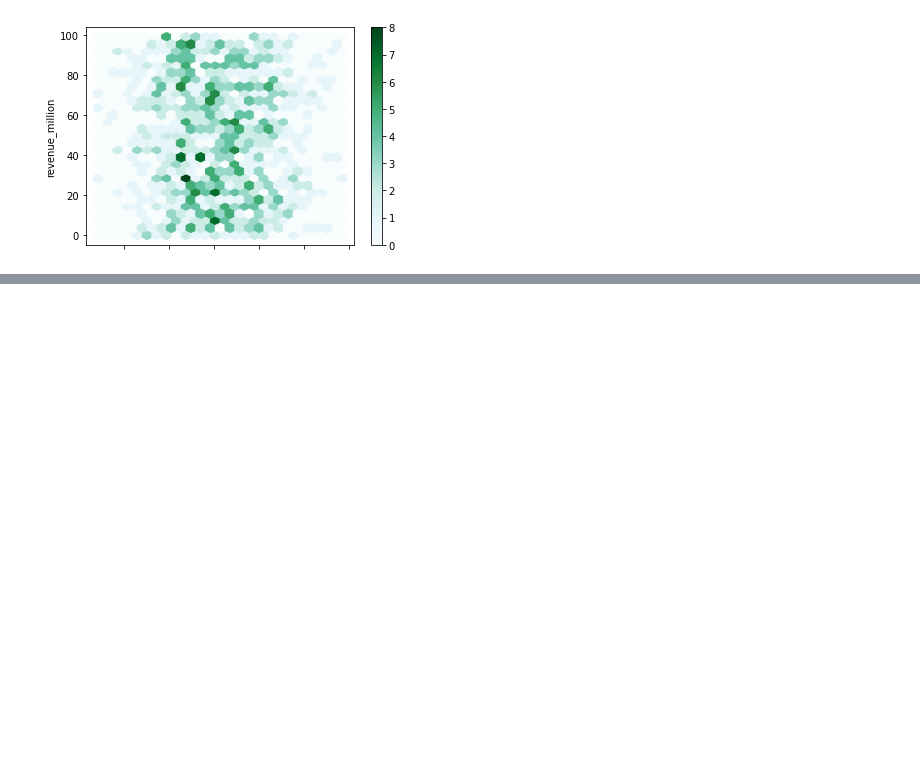
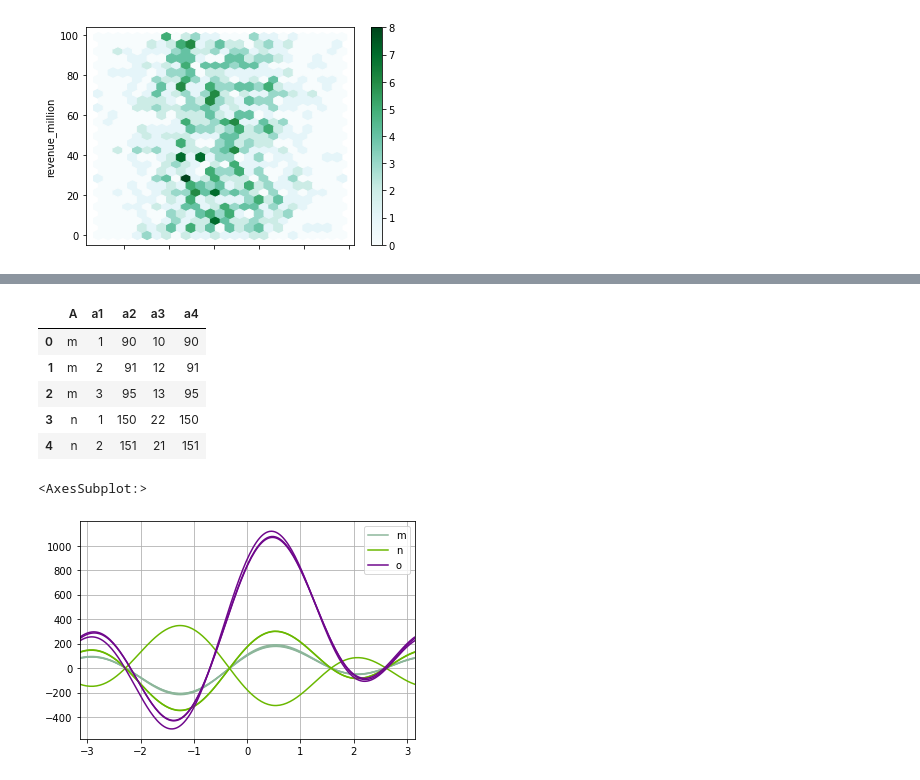
Before and after one commit to amin-torabi/learndataa, a Jupyter notebook: ds_beginner/pandas.ipynb, the cells around one changed output, grey strips where cells are left out. Drawn from its saved outputs; the diff is of its cells as text; code cells hidden in the pictures; blank space fills up the shorter version.

```diff
--- a/ds_beginner/pandas.ipynb
+++ b/ds_beginner/pandas.ipynb
@@ -2173,0 +2234,15 @@ flowers.plot.hexbin(
+# %%
+# cateogry 'o' is very different!
+
+display(a.head())
+
+andrews_curves(a, 'A')
+# %% [output]
+|  | A | a1 | a2 | a3 | a4 |
+| 0 | m | 1 | 90 | 10 | 90 |
+| 1 | m | 2 | 91 | 12 | 91 |
+| 2 | m | 3 | 95 | 13 | 95 |
+| 3 | n | 1 | 150 | 22 | 150 |
+| 4 | n | 2 | 151 | 21 | 151 |
+<AxesSubplot:>
+[figure, added]
```
Also changed, not shown: parts of 32 cells of this notebook.
